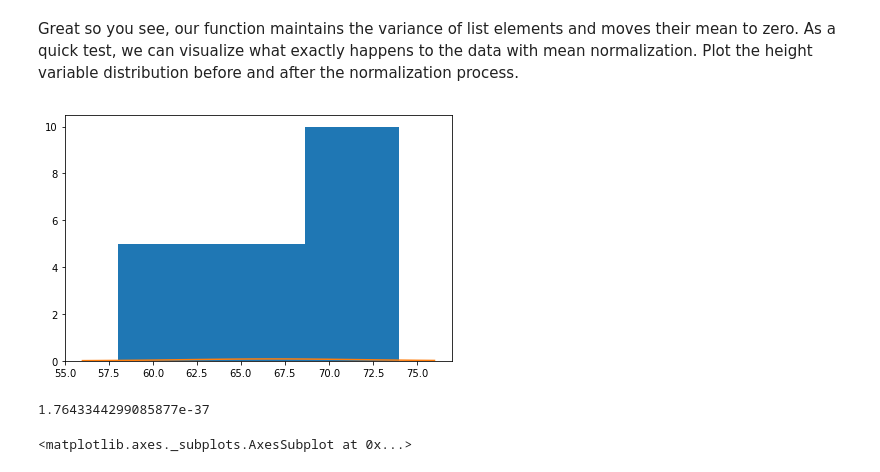
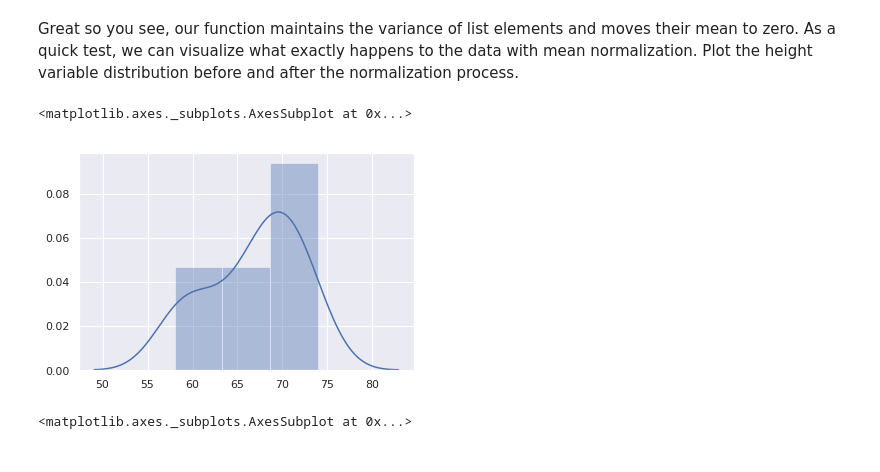
Before and after one commit to nkacoroski/dsc-0-10-04-cov-corr-lab-seattle-ds-career-040119, a Jupyter notebook: index.ipynb, the cells around one changed output. Saved outputs shown, nothing was run; the diff lists cells and outputs as text; code cells hidden in the pictures.

```diff
--- a/index.ipynb
+++ b/index.ipynb
@@ -100,18 +100,18 @@ Great so you see, our function maintains the variance of list elements and moves
 # %%
 # Visualize the height data distribution before and after mean normalization
 import seaborn as sns
 import matplotlib as plt
 from scipy import stats
 
 sns.set(color_codes=True)
 
 x1 = list(hw['height'])
 x2 = mean_normalize(hw['height'])
 
-sns.distplot(x1, h)
+sns.distplot(x1, hist=True)
 # %% [output]
+<matplotlib.axes._subplots.AxesSubplot at 0x...>
-[figure, old version]
+[figure, new version]
-1.7643344299085877e-37
 # %%
 # %% [output]
 <matplotlib.axes._subplots.AxesSubplot at 0x...>
```
